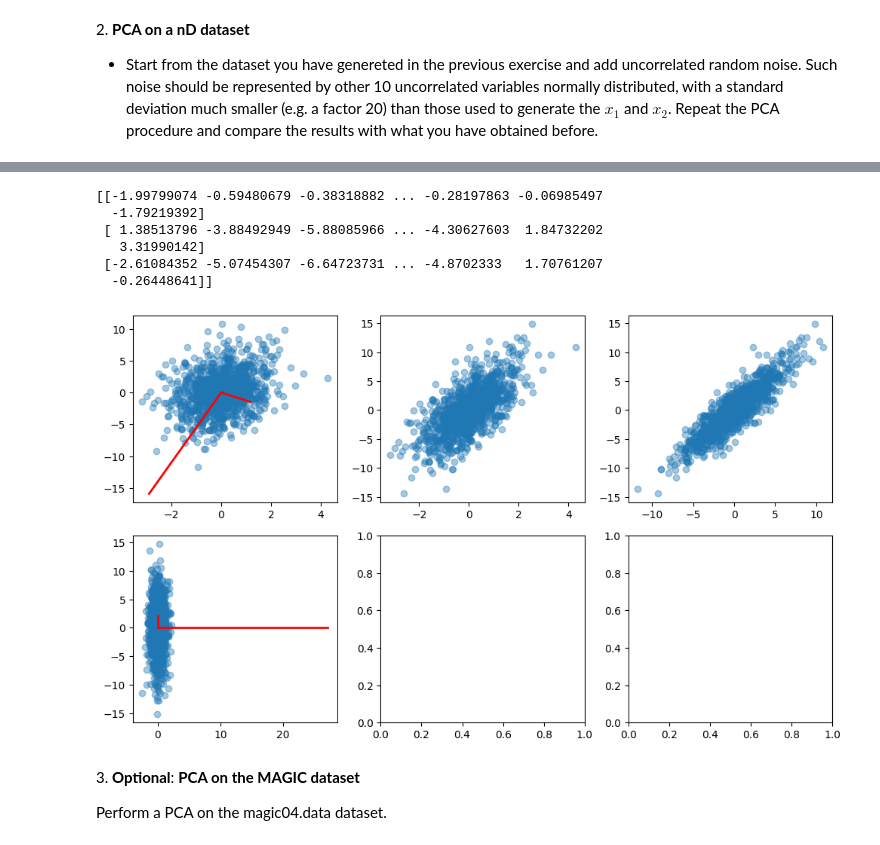
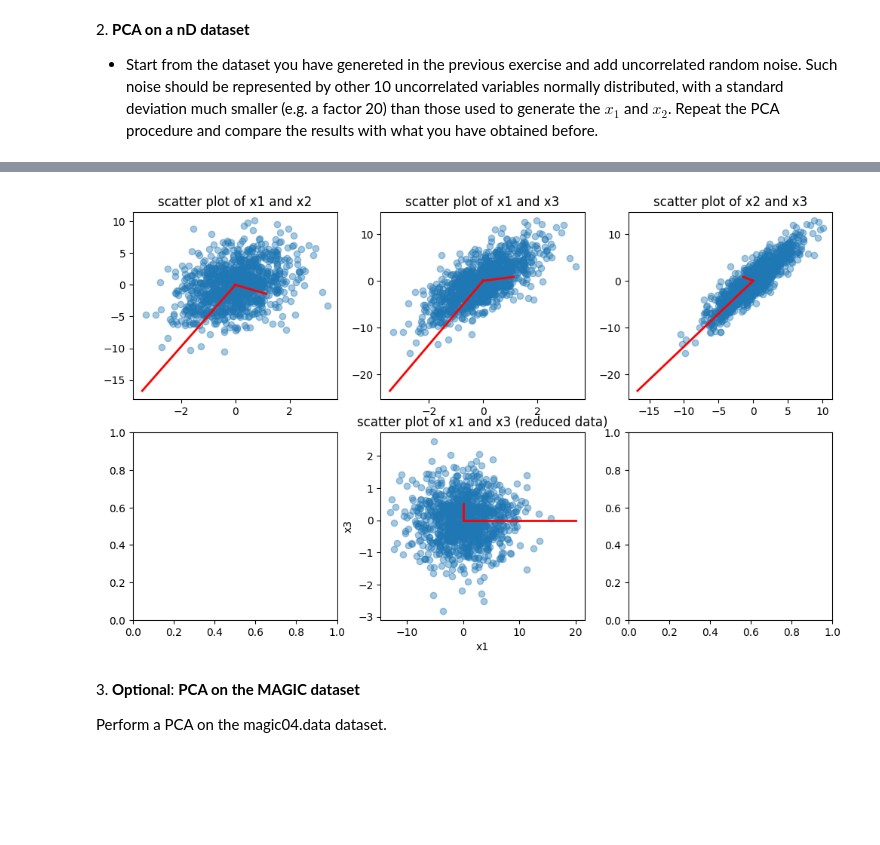
Before and after one commit to anaisbattut/ScientificComputingWithPython2022, a Jupyter notebook: 08ex_algebra.ipynb, the cells around one changed output, grey strips where cells are left out. Cells and saved outputs as stored; diff of their text form; code cells hidden in the pictures; blank space fills up the shorter version.

```diff
--- a/08ex_algebra.ipynb
+++ b/08ex_algebra.ipynb
@@ -202,0 +169,8 @@ SVD:
+# %%
+#find the eigenvectors and eigenvalues
+cov_n = np.cov(noise_data)
+l_n, V_n = la.eig(cov_n)
+l_n = np.real_if_close(l_n)
+
+print("Eigenvalues:\n", l_n)
+print("Eigenvectors:\n", V_n)
@@ -234,40 +212,40 @@ By selecting the component 2, we retain 0.07% of the total variability
 # %%
 # rotate all the data points accordingly to the new base by multiplying by the transpose of matrix V
-datap = np.dot(V_r.T, data_reduce)
+datap_n = np.dot(V_r_n.T, data_reduce_n)
+
 #Scale factor for vizualisation purpose
 scale_factor = 1
 
 fig, ((ax1, ax2, ax3), (ax4, ax5, ax6)) = plt.subplots(nrows=2, ncols=3, figsize=(10, 6))
 fig.tight_layout()
 
+#we plot the original data
+ax1.scatter(noise_data[0, :], noise_data[1,:], alpha=0.4)
+ax1.set_title('scatter plot of x1 and x2');
+ax2.scatter(noise_data[0, :], noise_data[2,:], alpha=0.4)
+ax2.set_title('scatter plot of x1 and x3');
+ax3.scatter(noise_data[1, :], noise_data[2,:], alpha=0.4)
+ax3.set_title('scatter plot of x2 and x3');
 
-ax1.scatter(data[0, :], data[1,:], alpha=0.4)
-ax2.scatter(data[0, :], data[2,:], alpha=0.4)
-ax3.scatter(data[1, :], data[2,:], alpha=0.4)
-for li, vi in zip(l, V.T):
+for li, vi in zip(l_n, V_n.T):
     ax1.plot([0, scale_factor * li * vi[0]], [0, scale_factor * li * vi[1]], 'r-', lw=2)
-#    ax2.plot([0, scale_factor * li * vi[0]], [0, scale_factor * li * vi[2]], 'r-', lw=2)
-#    ax3.plot([0, scale_factor * li * vi[1]], [0, scale_factor * li * vi[2]], 'r-', lw=2)
+    ax2.plot([0, scale_factor * li * vi[0]], [0, scale_factor * li * vi[2]], 'r-', lw=2)
+    ax3.plot([0, scale_factor * li * vi[1]], [0, scale_factor * li * vi[2]], 'r-', lw=2)
 
-ax4.scatter(datap[0, :], datap[1,:], alpha=0.4)
-#ax5.scatter(datap[0, :], datap[2,:], alpha=0.4)
-#ax6.scatter(datap[1, :], datap[2,:], alpha=0.4)
+#We plot the reduced data that has been rotated
+ax5.scatter(datap_n[0, :], datap_n[1,:], alpha=0.4)
+ax5.set_title('scatter plot of x1 and x3 (reduced data)');
+ax5.set_xlabel('x1')
+ax5.set_ylabel('x3')
+for li, vi in zip(l_r_n, np.dot(V_r_n.T, V_r_n)):
+    ax5.plot([0, scale_factor*li*vi[0]], [0, scale_factor*li*vi[1]], 'r-', lw=2)
 
-for li, vi in zip(l_svd, np.dot(V.T, V)): # np.dot(V.T, V) is equivalent to np.diag([1]*len(l))
-    ax4.plot([0, scale_factor*li*vi[0]], [0, scale_factor*li*vi[1]], 'r-', lw=2)
-#    ax5.plot([0, scale_factor*li*vi[0]], [0, scale_factor*li*vi[2]], 'r-', lw=2)
-#    ax6.plot([0, scale_factor*li*vi[1]], [0, scale_factor*li*vi[2]], 'r-', lw=2)
-
-
-print(data)
+#as we can see, we obtain the same result with or without noise using PCA. Indeed, PCA can be used to denoise data
+#and to reduce dimensionality. It does not eliminate the noise but it reduces it. Moreover, the noise that we add
+#has a standard deviation much more smaller than the one used for x1, x2 and x3. Therefore, the principal components
+#are not affected by the noise.
 # %% [output]
-[[-1.99799074 -0.59480679 -0.38318882 ... -0.28197863 -0.06985497
-  -1.79219392]
- [ 1.38513796 -3.88492949 -5.88085966 ... -4.30627603  1.84732202
-   3.31990142]
- [-2.61084352 -5.07454307 -6.64723731 ... -4.8702333   1.70761207
-  -0.26448641]]
-[figure, old version]
+[figure, new version]
 # %% [markdown]
 3\. **Optional**: **PCA on the MAGIC dataset**
 
```
Also changed, not shown: parts of 8 cells of this notebook, 3 other files.
